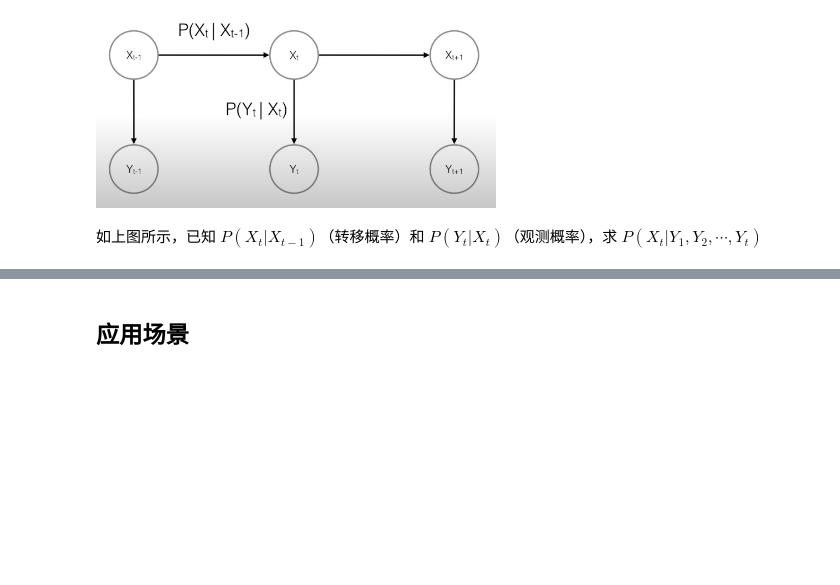
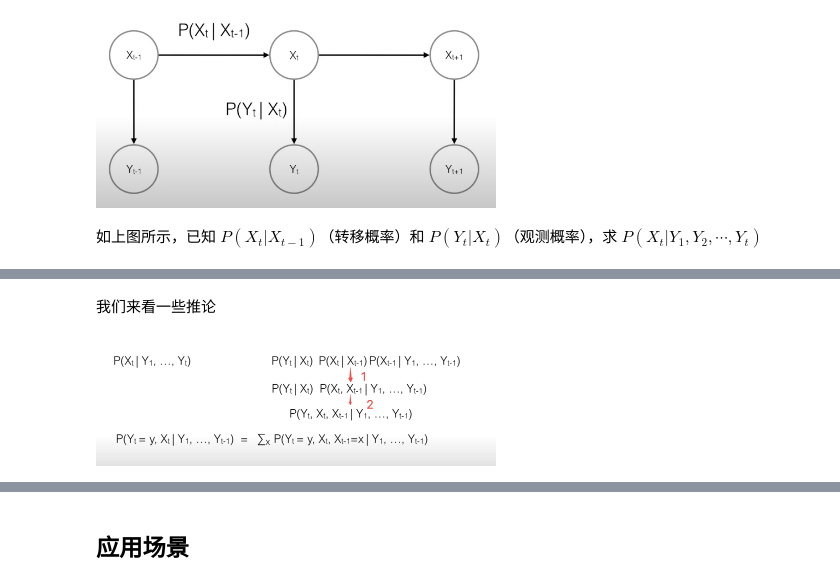
Before and after one commit to chunhuizhang/deeplearning_math, a Jupyter notebook: tutorials/particle_filtering.ipynb, the cells around one changed output, grey strips where cells are left out. Cells and saved outputs as stored; diff of their text form; code cells hidden in the pictures; blank space fills up the shorter version.

```diff
--- a/tutorials/particle_filtering.ipynb
+++ b/tutorials/particle_filtering.ipynb
@@ -8,0 +17,6 @@ Image('../imgs/tracking.png', width=400)
+# %% [markdown]
+我们来看一些推论
+# %%
+Image('../imgs/particle-filter-inference.png', width=400)
+# %% [output]
+[figure, added]
```
Also changed, not shown: parts of 2 cells of this notebook, 4 other files.
